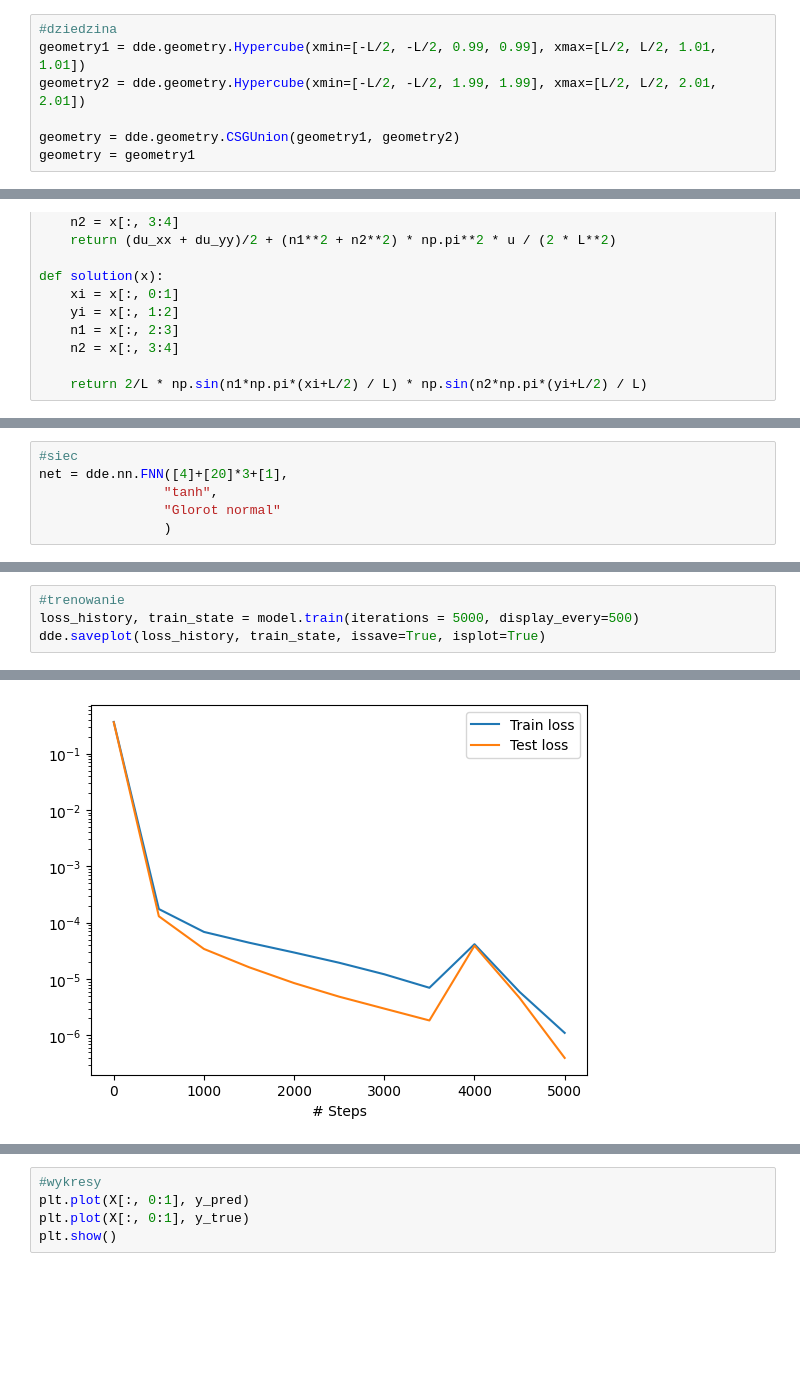
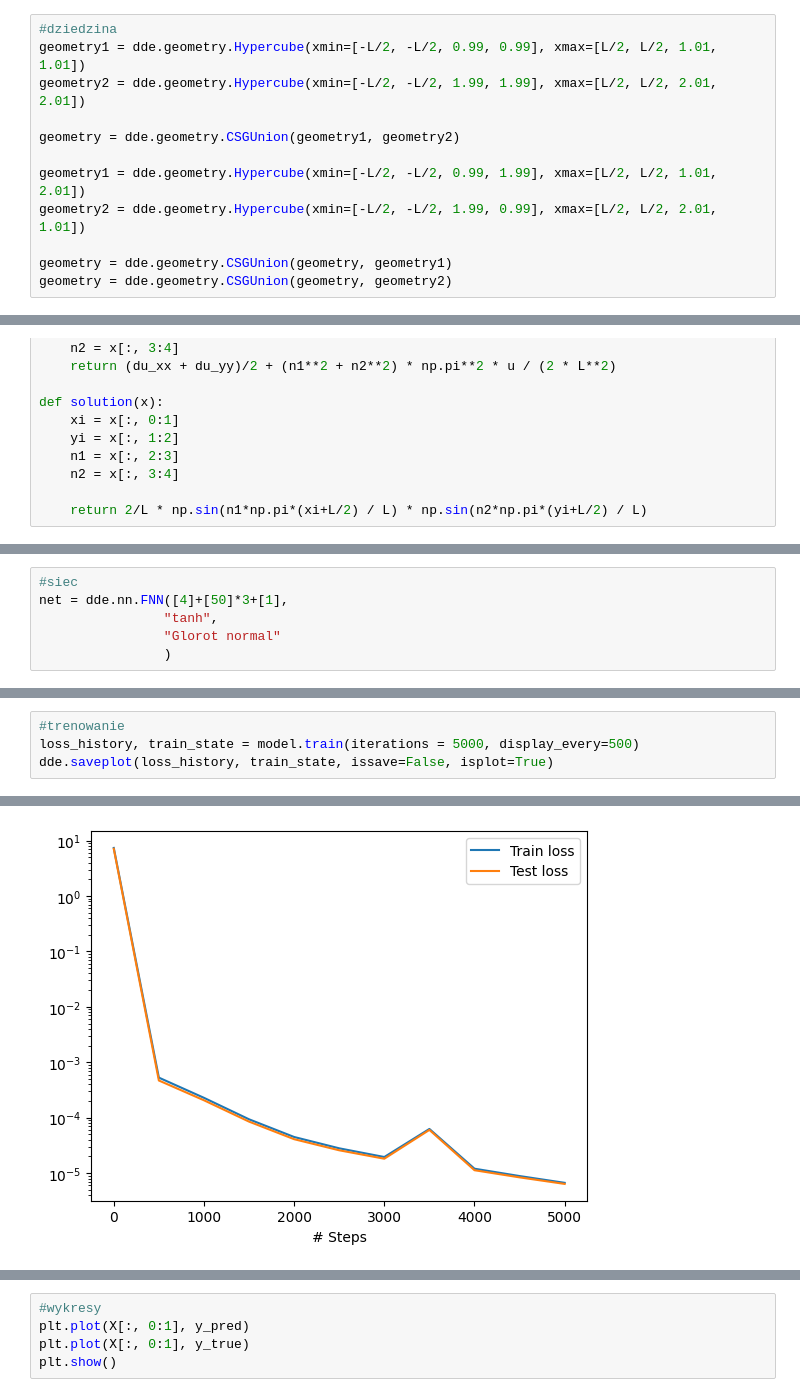
Before and after one commit to EfJot314/MetodyObliczeniowe, a Jupyter notebook: lab10/zad1.ipynb, the cells around one changed output, grey strips where cells are left out. Drawn from its saved outputs; the diff is of its cells as text; blank space fills up the shorter version.

```diff
--- a/lab10/zad1.ipynb
+++ b/lab10/zad1.ipynb
@@ -12,7 +12,12 @@ geometry1 = dde.geometry.Hypercube(xmin=[-L/2, -L/2, 0.99, 0.99], xmax=[L/2, L/2
 geometry2 = dde.geometry.Hypercube(xmin=[-L/2, -L/2, 1.99, 1.99], xmax=[L/2, L/2, 2.01, 2.01])
 
 geometry = dde.geometry.CSGUnion(geometry1, geometry2)
-geometry = geometry1
+
+geometry1 = dde.geometry.Hypercube(xmin=[-L/2, -L/2, 0.99, 1.99], xmax=[L/2, L/2, 1.01, 2.01])
+geometry2 = dde.geometry.Hypercube(xmin=[-L/2, -L/2, 1.99, 0.99], xmax=[L/2, L/2, 2.01, 1.01])
+
+geometry = dde.geometry.CSGUnion(geometry, geometry1)
+geometry = dde.geometry.CSGUnion(geometry, geometry2)
 # %%
 #funkcja
 def pde(x, u):
@@ -56,6 +62,6 @@ Warning: 1500 points required, but 3969 points sampled.
 # %%
 #siec
-net = dde.nn.FNN([4]+[20]*3+[1],
+net = dde.nn.FNN([4]+[50]*3+[1],
                 "tanh",
                 "Glorot normal"
                 )
@@ -73,7 +79,7 @@ Building feed-forward neural network...
 # %%
 #trenowanie
 loss_history, train_state = model.train(iterations = 5000, display_every=500)
-dde.saveplot(loss_history, train_state, issave=True, isplot=True)
+dde.saveplot(loss_history, train_state, issave=False, isplot=True)
 # %% [output]
 Training model...
 
@@ -95,4 +101,4 @@ Saving test data to /home/filipjedrzejewski/MetodyObliczeniowe/lab10/test.dat ..
-[figure, old version]
+[figure, new version]
 # %%
 #testowanie
 xData = np.linspace(-L/2, L/2, 1000)
```
Also changed, not shown: parts of 5 cells of this notebook, 3 other files.
